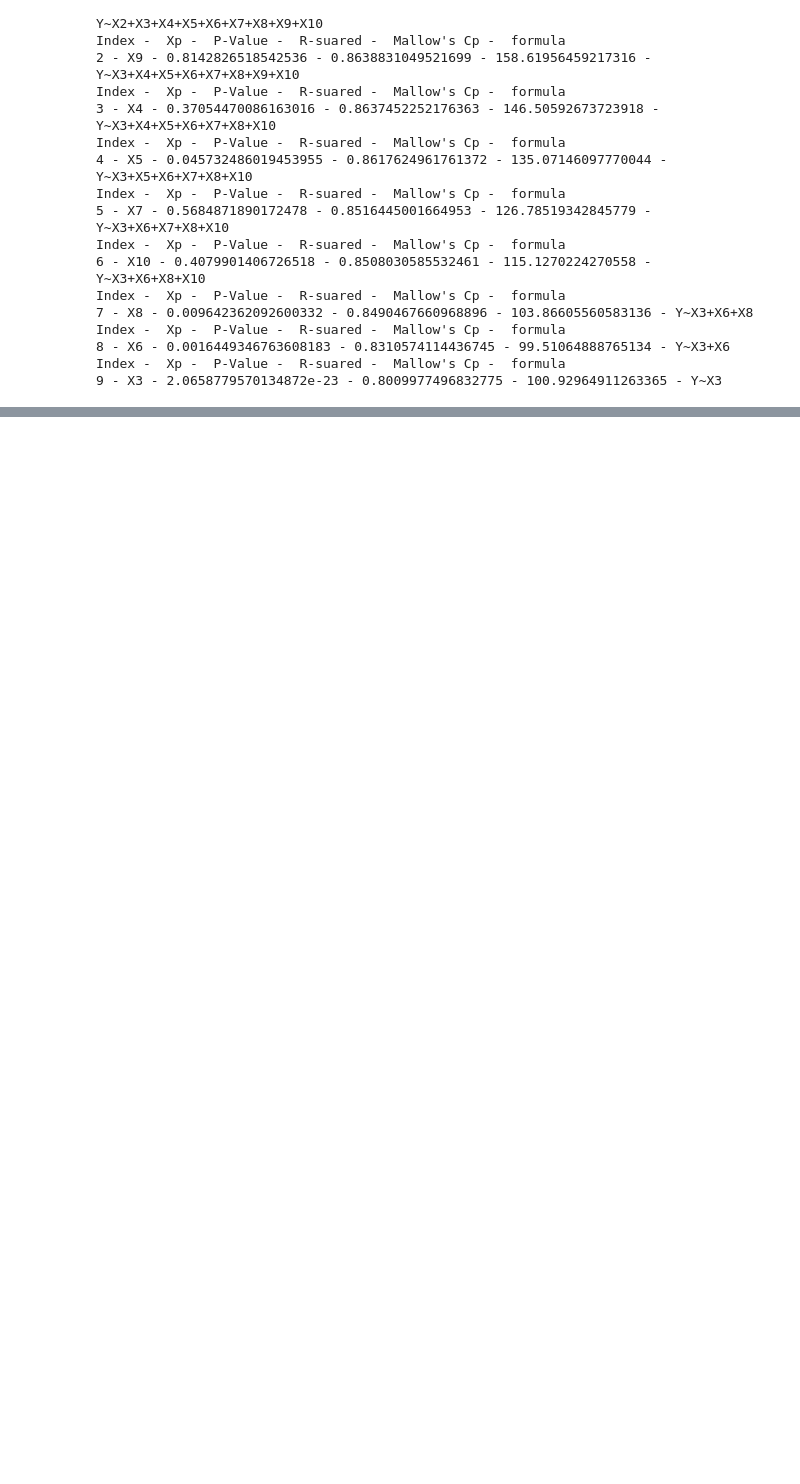
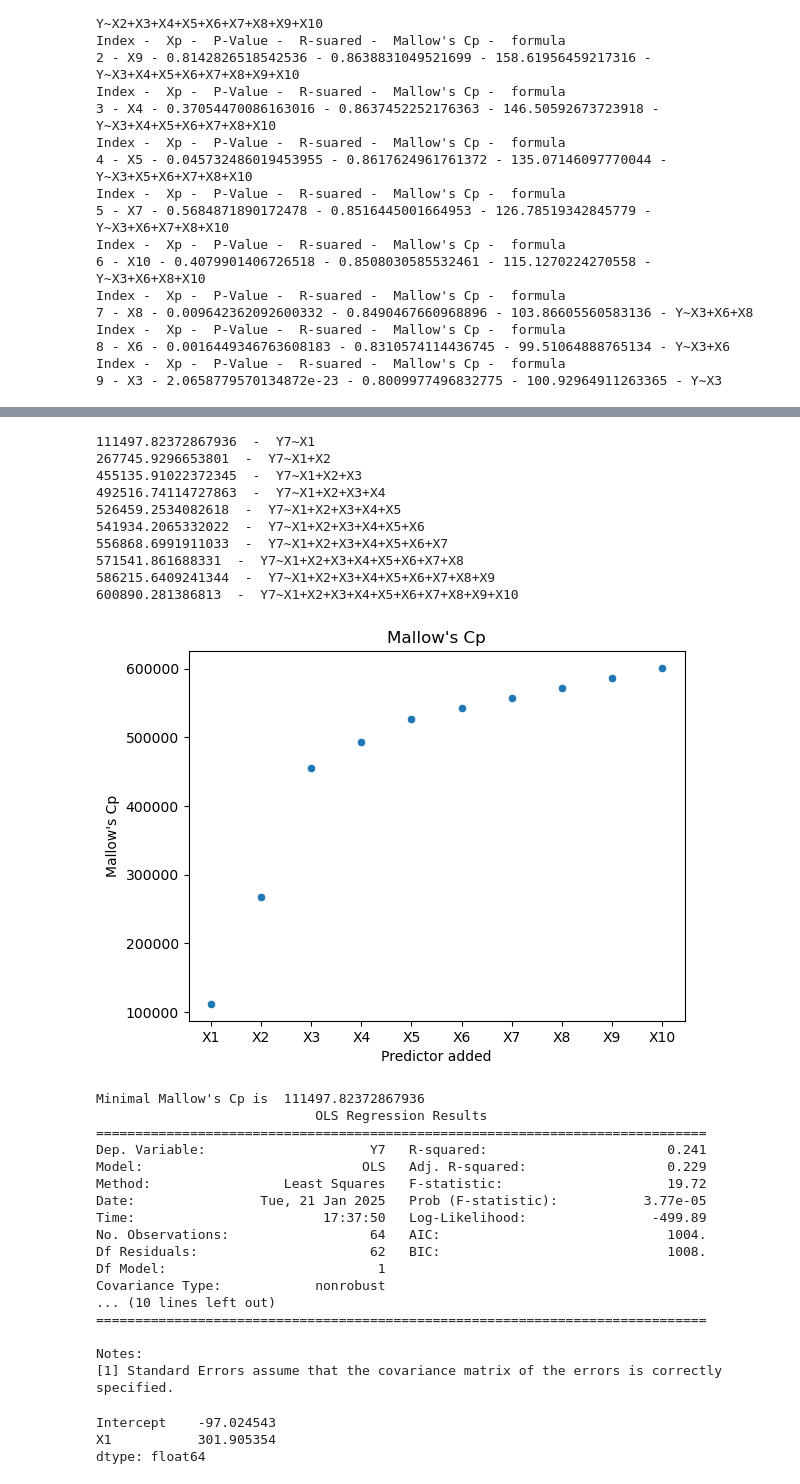
Before and after one commit to anuarAtNcu/weeklyAssignments, a Jupyter notebook: week3.assignment3.ipynb, the cells around one changed output, grey strips where cells are left out. Cells and saved outputs as stored; diff of their text form; code cells hidden in the pictures; blank space fills up the shorter version.

```diff
--- a/week3.assignment3.ipynb
+++ b/week3.assignment3.ipynb
@@ -317,3 +317,73 @@ array([ 0.34566155,  0.06905618,  0.11940242,  0.21779397, -0.20052583,
 # Visualization
 # %%
 # Discussion
+# %%
+# Sevens power
+# Generating response vector for all sets
+df['Y7']=1+2*df['X7']+df['ET']
+df_train['Y7']=1+2*df_train['X7']+df_train['ET']
+df_test['Y7']=1+2*df_test['X7']+df_test['ET']
+df_val['Y7']=1+2*df_val['X7']+df_val['ET']
+# %%
+# forward stepwise
+mCpXi=pd.DataFrame({"cnames":X_predictors,"formula":df_train.columns[1:11],"CpTrain":np.zeros(10),"CpVal":np.zeros(10)})
+formula="Y7~"
+for i in range(10):
+    if i==0:
+        mCpXi.loc[i,"formula"]=(formula+X_predictors[i]+"+")
+    else:
+        mCpXi.loc[i,"formula"]=(mCpXi.loc[i-1,"formula"]+X_predictors[i]+"+")
+    # print(wformula)
+    wformula= mCpXi.loc[i,"formula"][:-1]
+    mdl=ols(wformula,data=sm.add_constant(df_train))
+    rmdl=mdl.fit()
+    Y_pred=rmdl.predict(df_train)
+    Y_val=rmdl.predict(df_val)
+    mCpXi.loc[i,"CpTrain"]=mallowsCp(df_train["Y"],Y_pred,i+1)
+    mCpXi.loc[i,"CpVal"]=mallowsCp(df_val["Y"],Y_val,i+1)
+    print(mallowsCp(df_train["Y"],Y_pred,i+1)," - ",wformula)
+# Visualize mCpXi
+pl=sns.scatterplot(x=mCpXi["cnames"],y=mCpXi["CpTrain"])
+pl.set_xlabel("Predictor added")
+pl.set_ylabel("Mallow's Cp")
+plt.title("Mallow's Cp")
+plt.show()
+print("Minimal Mallow's Cp is ",mCpXi["CpTrain"].min())
+# Get the order of predictors by Cp
+formulas=mCpXi.sort_values(by="CpTrain")["formula"].to_list()
+mdl=ols(formulas[0][:-1],df_train)
+rmdl=mdl.fit()
+print(rmdl.summary())
+rmdl.params
+# %% [output]
+111497.82372867936  -  Y7~X1
+267745.9296653801  -  Y7~X1+X2
+455135.91022372345  -  Y7~X1+X2+X3
+492516.74114727863  -  Y7~X1+X2+X3+X4
+526459.2534082618  -  Y7~X1+X2+X3+X4+X5
+541934.2065332022  -  Y7~X1+X2+X3+X4+X5+X6
+556868.6991911033  -  Y7~X1+X2+X3+X4+X5+X6+X7
+571541.861688331  -  Y7~X1+X2+X3+X4+X5+X6+X7+X8
+586215.6409241344  -  Y7~X1+X2+X3+X4+X5+X6+X7+X8+X9
+600890.281386813  -  Y7~X1+X2+X3+X4+X5+X6+X7+X8+X9+X10
+[figure, added]
+Minimal Mallow's Cp is  111497.82372867936
+                            OLS Regression Results
+==============================================================================
+Dep. Variable:                     Y7   R-squared:                       0.241
+Model:                            OLS   Adj. R-squared:                  0.229
+Method:                 Least Squares   F-statistic:                     19.72
+Date:                Tue, 21 Jan 2025   Prob (F-statistic):           3.77e-05
+Time:                        17:37:50   Log-Likelihood:                -499.89
+No. Observations:                  64   AIC:                             1004.
+Df Residuals:                      62   BIC:                             1008.
+Df Model:                           1
+Covariance Type:            nonrobust
+... (10 lines left out)
+==============================================================================
+
+Notes:
+[1] Standard Errors assume that the covariance matrix of the errors is correctly specified.
+Intercept    -97.024543
+X1           301.905354
+dtype: float64
```
Also changed, not shown: parts of 6 cells of this notebook, 1 other file.
